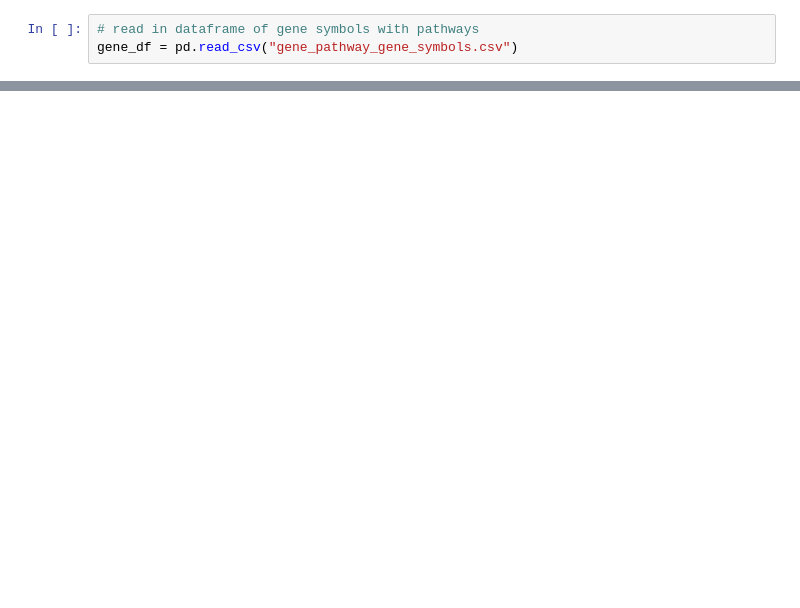
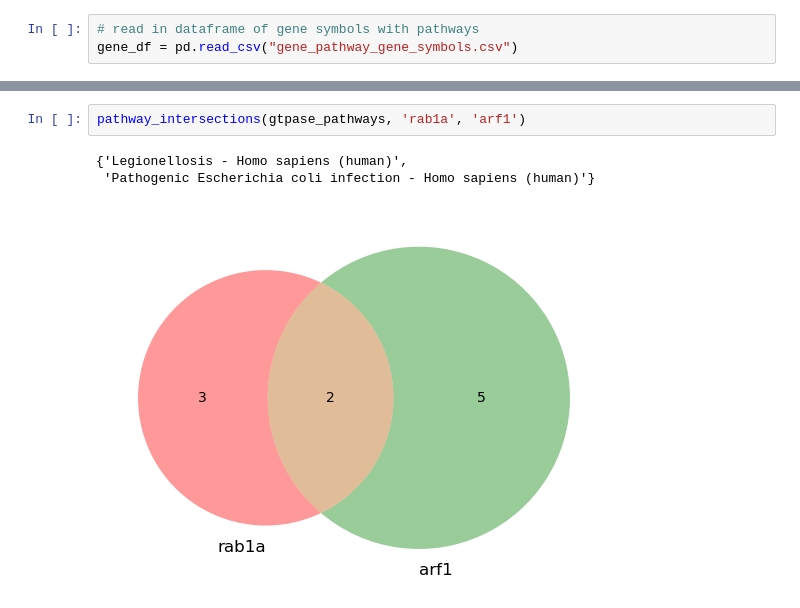
Before and after one commit to sam-wh/bioinf575_group, a Jupyter notebook: sam_feature.ipynb, the cells around one changed output, grey strips where cells are left out. Cells and saved outputs as stored; diff of their text form; blank space fills up the shorter version.

```diff
--- a/sam_feature.ipynb
+++ b/sam_feature.ipynb
@@ -32,0 +91,6 @@ gene_df.head()
+# %%
+pathway_intersections(gtpase_pathways, 'rab1a', 'arf1')
+# %% [output]
+{'Legionellosis - Homo sapiens (human)',
+ 'Pathogenic Escherichia coli infection - Homo sapiens (human)'}
+[figure, added]
```
Also changed, not shown: parts of 13 cells of this notebook.
